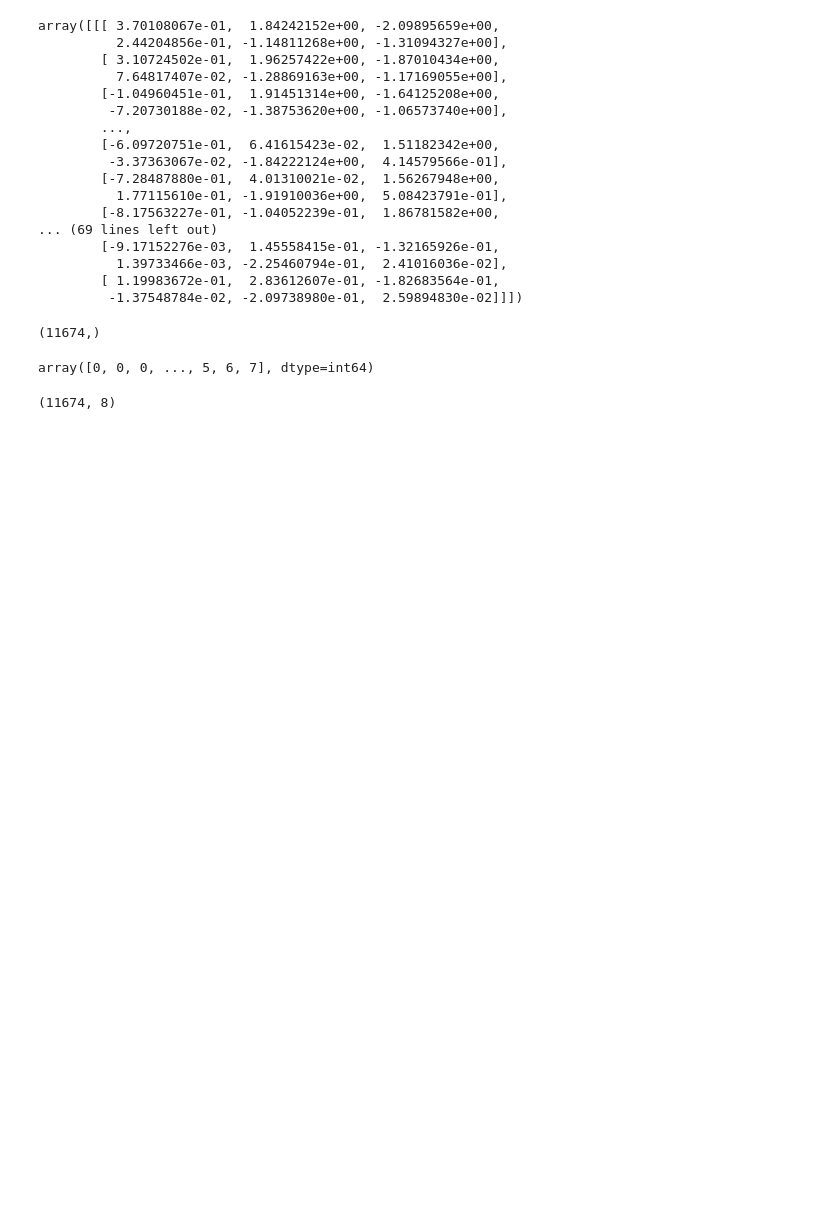
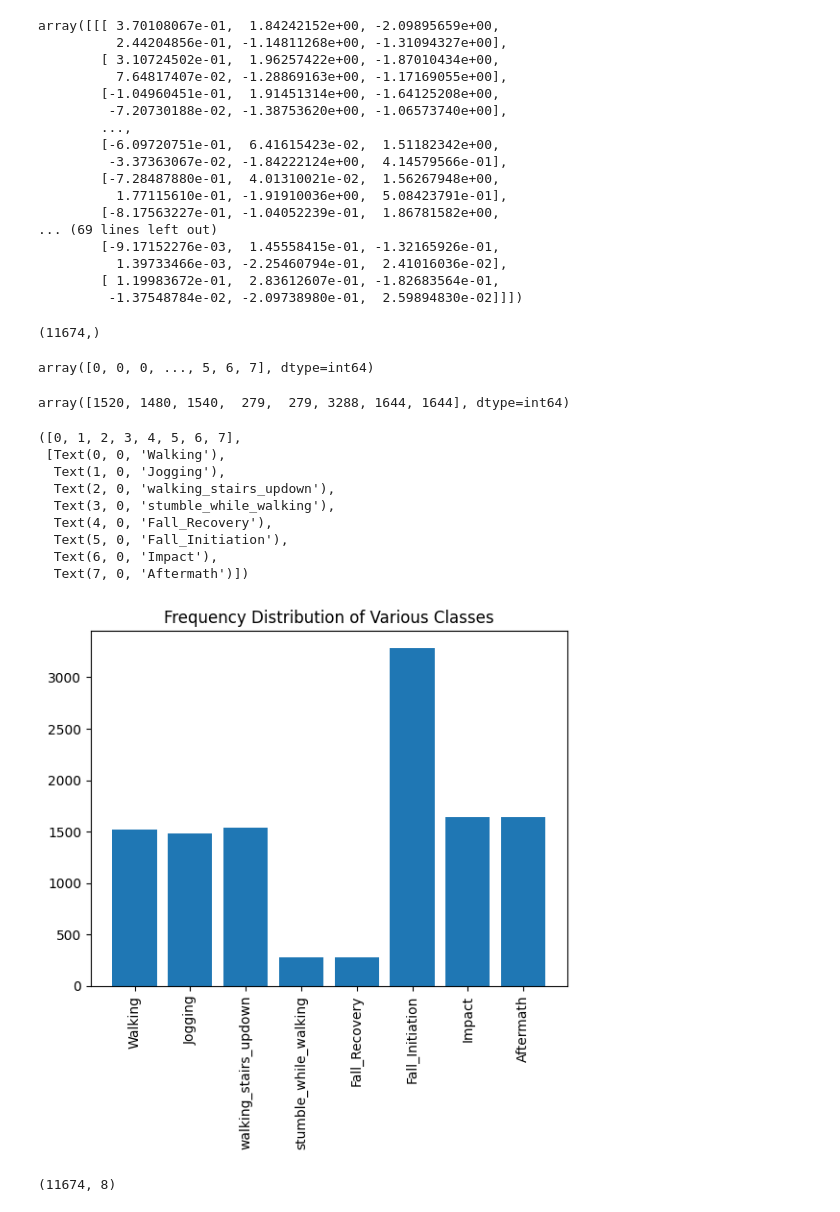
Before and after one commit to saatvik-t/Fall-Detection, a Jupyter notebook: Fall_Detection.ipynb, the cells around one changed output. Cells and saved outputs as stored; diff of their text form; code cells hidden in the pictures; blank space fills up the shorter version.

```diff
--- a/Fall_Detection.ipynb
+++ b/Fall_Detection.ipynb
@@ -48,10 +58,11 @@ array([[[ 3.70108067e-01,  1.84242152e+00, -2.09895659e+00,
           1.39733466e-03, -2.25460794e-01,  2.41016036e-02],
         [ 1.19983672e-01,  2.83612607e-01, -1.82683564e-01,
          -1.37548784e-02, -2.09738980e-01,  2.59894830e-02]]])
-# %%
-label.shape
-# %% [output]
-(11674,)
+# %%
+label = np.load("..\\full_and_half_label.npy")
+label.shape
+# %% [output]
+(11674,)
 # %%
 label
 # %% [output]
@@ -61,3 +70,24 @@ mylabel=np.copy(label)
+# %%
+frequency = np.bincount(label)
+frequency
+# %% [output]
+array([1520, 1480, 1540,  279,  279, 3288, 1644, 1644], dtype=int64)
+# %%
+# plt.figure(dpi=300)
+plt.bar(class_labels, frequency)
+plt.title("Frequency Distribution of Various Classes")
+plt.xticks(rotation=90)
+# %% [output]
+([0, 1, 2, 3, 4, 5, 6, 7],
+ [Text(0, 0, 'Walking'),
+  Text(1, 0, 'Jogging'),
+  Text(2, 0, 'walking_stairs_updown'),
+  Text(3, 0, 'stumble_while_walking'),
+  Text(4, 0, 'Fall_Recovery'),
+  Text(5, 0, 'Fall_Initiation'),
+  Text(6, 0, 'Impact'),
+  Text(7, 0, 'Aftermath')])
+[figure, added]
 # %%
 label = to_categorical(label, n_classes)
 label.shape
```
Also changed, not shown: parts of 32 cells of this notebook.
